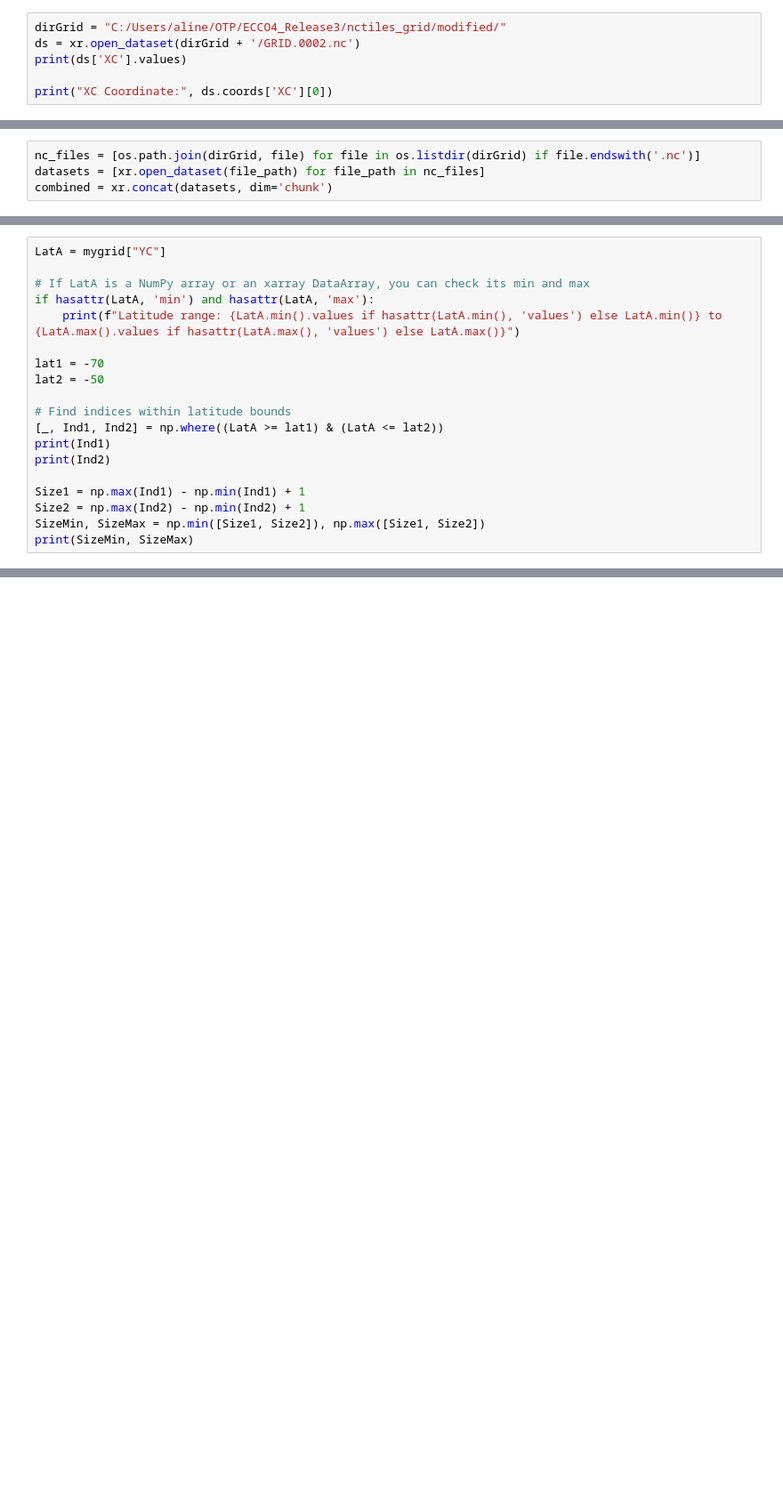
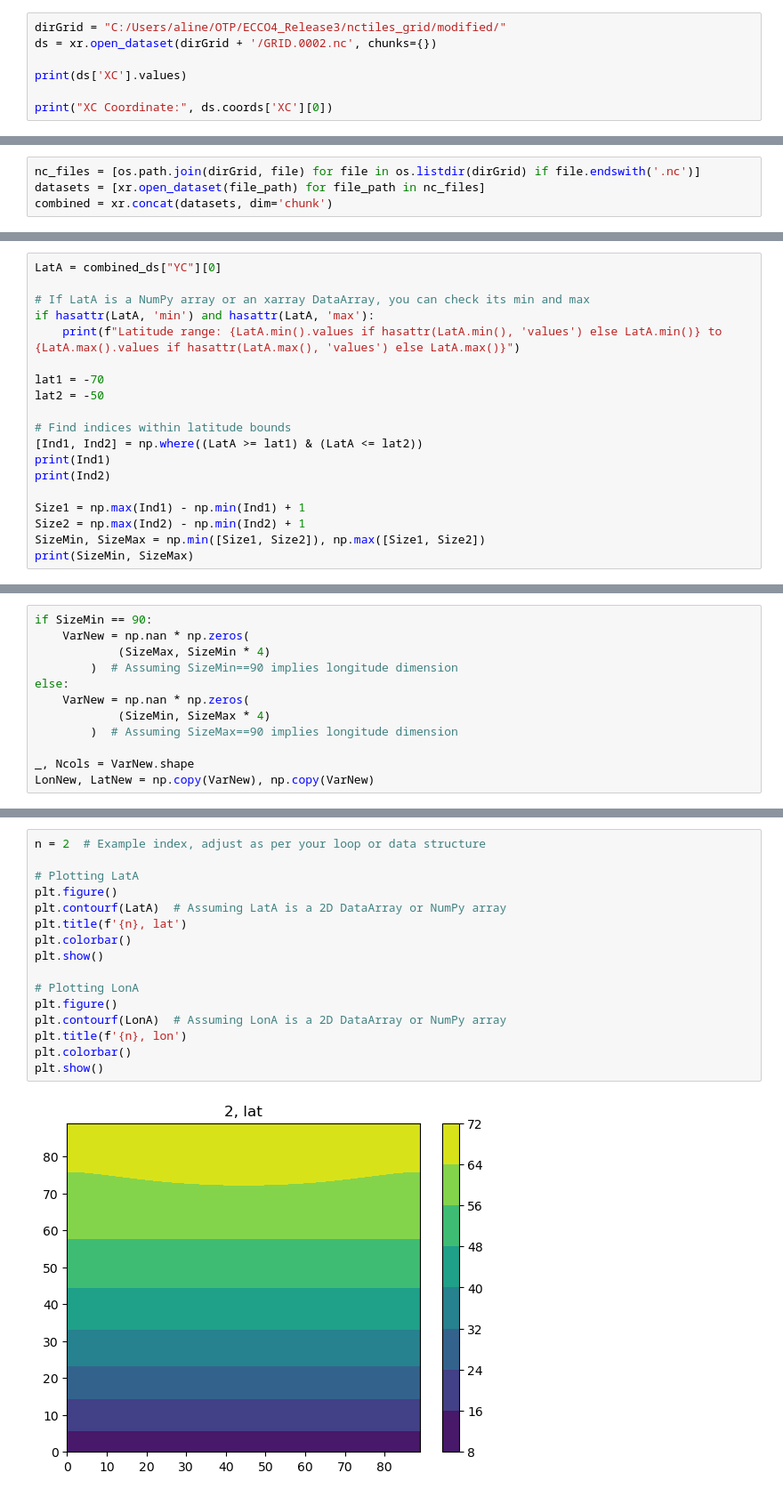
Before and after one commit to ai4er-cdt/OTP, a Jupyter notebook: solodoch_py/playground.ipynb, the cells around one changed output, grey strips where cells are left out. Shown at 89% size. Cells and saved outputs as stored; diff of their text form; blank space fills up the shorter version.

```diff
--- a/solodoch_py/playground.ipynb
+++ b/solodoch_py/playground.ipynb
@@ -12,7 +12,8 @@ import ecco_v4_py as ecco
 from ecco_download import *
 # %%
 dirGrid = "C:/Users/aline/OTP/ECCO4_Release3/nctiles_grid/modified/"
-ds = xr.open_dataset(dirGrid + '/GRID.0002.nc')
+ds = xr.open_dataset(dirGrid + '/GRID.0002.nc', chunks={})
+
 print(ds['XC'].values)
 
 print("XC Coordinate:", ds.coords['XC'][0])
@@ -202,5 +302,5 @@ Data variables: (12/20)
 # %%
-LatA = mygrid["YC"]
+LatA = combined_ds["YC"][0]
 
 # If LatA is a NumPy array or an xarray DataArray, you can check its min and max
 if hasattr(LatA, 'min') and hasattr(LatA, 'max'):
@@ -210,7 +310,7 @@ lat1 = -70
 lat2 = -50
 
 # Find indices within latitude bounds
-[_, Ind1, Ind2] = np.where((LatA >= lat1) & (LatA <= lat2))
+[Ind1, Ind2] = np.where((LatA >= lat1) & (LatA <= lat2))
 print(Ind1)
 print(Ind2)
 
@@ -225,0 +326,12 @@ Latitude range: -89.87305450439453 to 89.73939514160156
+# %%
+if SizeMin == 90:
+    VarNew = np.nan * np.zeros(
+            (SizeMax, SizeMin * 4)
+        )  # Assuming SizeMin==90 implies longitude dimension
+else:
+    VarNew = np.nan * np.zeros(
+            (SizeMin, SizeMax * 4)
+        )  # Assuming SizeMax==90 implies longitude dimension
+
+_, Ncols = VarNew.shape
+LonNew, LatNew = np.copy(VarNew), np.copy(VarNew)
@@ -225,0 +409,18 @@ Latitude range: -89.87305450439453 to 89.73939514160156
+# %%
+n = 2  # Example index, adjust as per your loop or data structure
+
+# Plotting LatA
+plt.figure()
+plt.contourf(LatA)  # Assuming LatA is a 2D DataArray or NumPy array
+plt.title(f'{n}, lat')
+plt.colorbar()
+plt.show()
+
+# Plotting LonA
+plt.figure()
+plt.contourf(LonA)  # Assuming LonA is a 2D DataArray or NumPy array
+plt.title(f'{n}, lon')
+plt.colorbar()
+plt.show()
+# %% [output]
+[figure, added]
```
Also changed, not shown: parts of 14 cells of this notebook, 5 other files.
